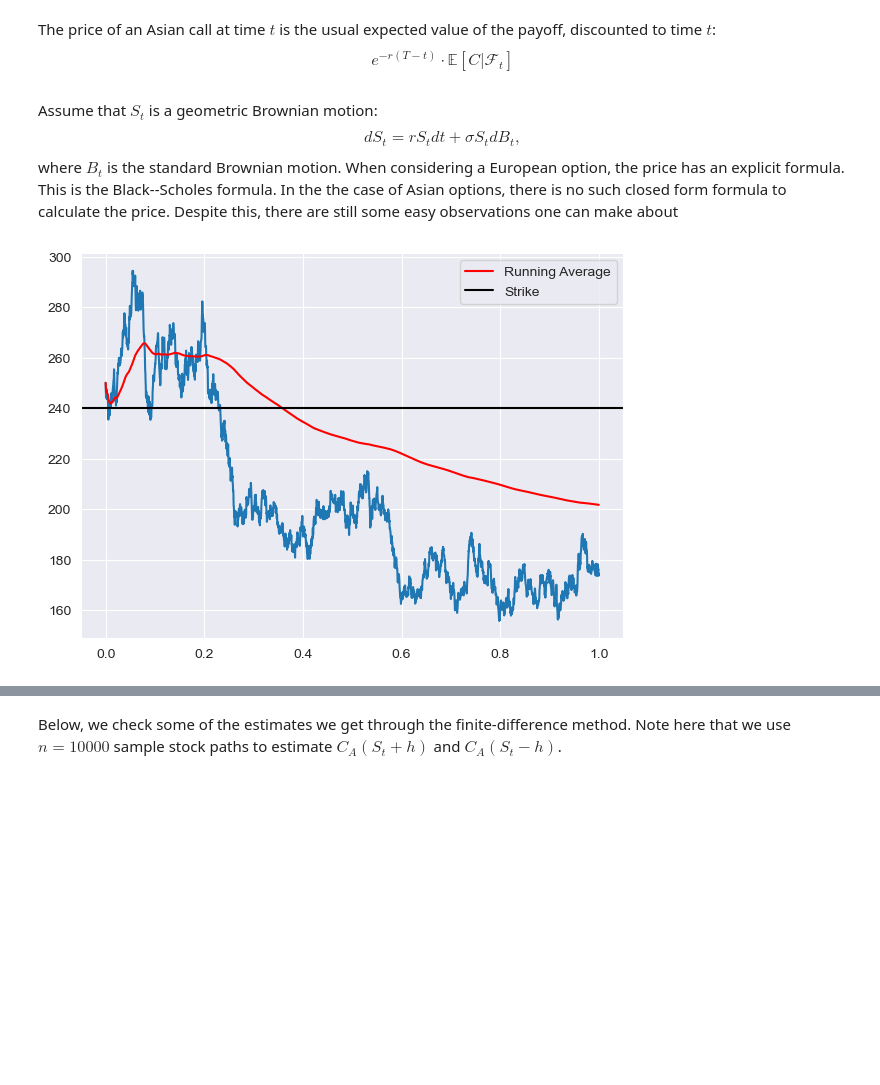
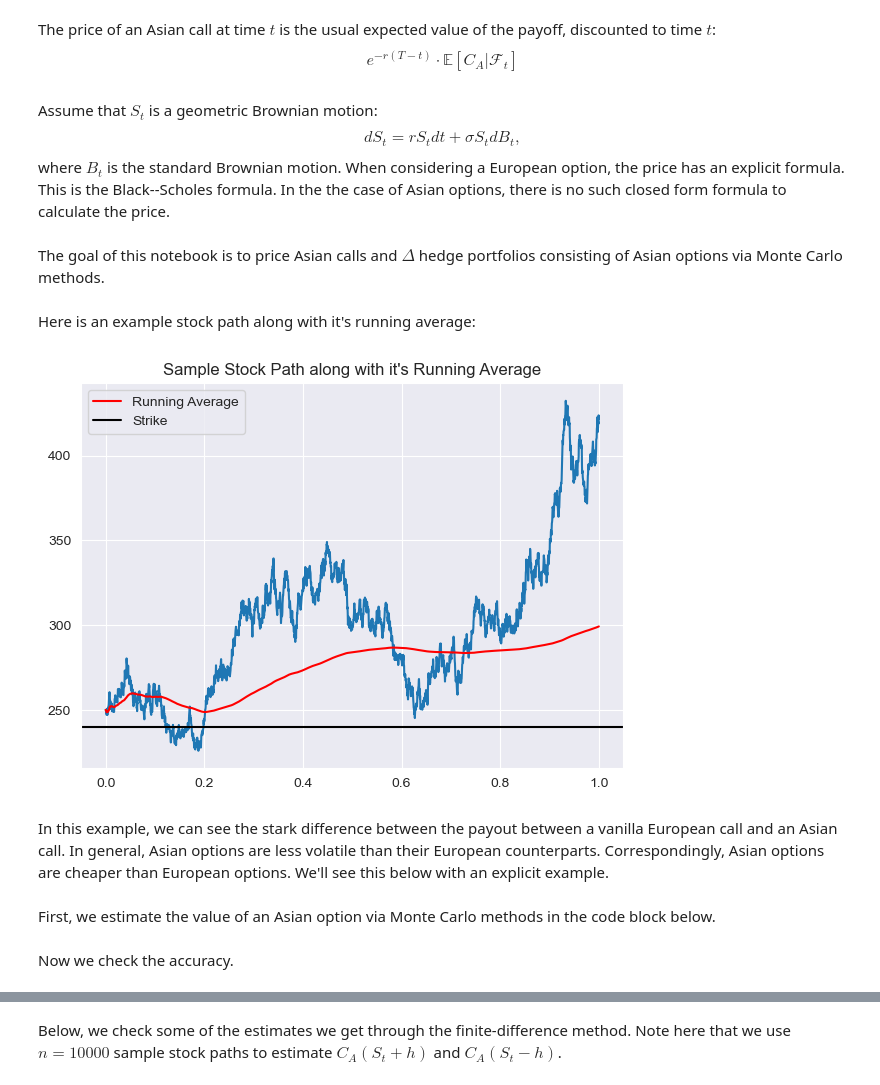
Before and after one commit to sidneypwashburn/Quant-Finance-Summer-2026-Project----Asian-Options, a Jupyter notebook: Asian_Options.ipynb, the cells around one changed output, grey strips where cells are left out. Cells and saved outputs as stored; diff of their text form; code cells hidden in the pictures; blank space fills up the shorter version.

```diff
--- a/Asian_Options.ipynb
+++ b/Asian_Options.ipynb
@@ -20,7 +20,9 @@ sns.set_style('darkgrid')
 
 An Asian option is a type of exotic option whose payoff is determined by the arithmetic average of the underlying asset from initiation to expiration. Precisely, if $S_t$, $0 \leq t \leq T$, is the asset price at time $t$, then an ***Asian Call*** with stike $K$ and expiration $T$ on $(S_t)$ is the option whose payoff at time $T$ is $$C_{A} := \left( \frac{1}{T} \int_0^T S_t dt - K \right)^+.$$
 # %% [markdown]
-The price of an Asian call at time $t$ is the usual expected value of the payoff, discounted to time $t$: $$e^{-r(T-t)} \cdot \mathbb{E} \left[C \vert \mathcal{F}_t\right]$$
+The price of an Asian call at time $t$ is the usual expected value of the payoff, discounted to time $t$: $$e^{-r(T-t)} \cdot \mathbb{E} \left[C_A \vert \mathcal{F}_t\right]$$
 # %% [markdown]
-Assume that $S_t$ is a geometric Brownian motion: $$dS_t = rS_t dt + \sigma S_t dB_t,$$ where $B_t$ is the standard Brownian motion. When considering a European option, the price has an explicit formula. This is the Black--Scholes formula. In the the case of Asian options, there is no such closed form formula to calculate the price. Despite this, there are still some easy observations one can make about
+Assume that $S_t$ is a geometric Brownian motion: $$dS_t = rS_t dt + \sigma S_t dB_t,$$ where $B_t$ is the standard Brownian motion. When considering a European option, the price has an explicit formula. This is the Black--Scholes formula. In the the case of Asian options, there is no such closed form formula to calculate the price.
+# %% [markdown]
+The goal of this notebook is to price Asian calls and $\Delta$ hedge portfolios consisting of Asian options via Monte Carlo methods.
 # %%
@@ -74,6 +78,8 @@ def bs_call(S0, K, sigma, t, r):
 
 
     return call_value
+# %% [markdown]
+Here is an example stock path along with it's running average:
 # %%
 S0 = 250 #Initial Stock Price
 
@@ -86,34 +92,40 @@ t = 1 #Expiration
 r = 0.035 #Risk-free interest rate
 
 mu = 0 #Drift
 
 n_sims = 1 #Number of sample stock paths
 
 n_steps = 2520 #Number of time steps
 
 times = np.linspace(0, t, n_steps + 1)
 
 dt = t/n_steps
 
 
 stock_paths = GBM_paths(S0, sigma, t, r, mu, n_sims, n_steps)
 
 cumulative_avg_stock_prices = np.cumsum(stock_paths, axis = 1) / np.repeat(np.array([np.arange(1, n_steps+2)]), n_sims, axis = 0)
 # The average stock price at each time step
 
 plt.figure(figsize = (7,5))
 
+plt.title('Sample Stock Path along with it\'s Running Average')
+
 plt.plot(times, stock_paths[0])
 
 plt.plot(times, cumulative_avg_stock_prices[0], color = 'red', label = 'Running Average')
 
 plt.axhline(K, label = 'Strike', color = 'black')
 
 plt.legend()
 
 plt.show()
 # %% [output]
-[figure, old version]
+[figure, new version]
+# %% [markdown]
+In this example, we can see the stark difference between the payout between a vanilla European call and an Asian call. In general, Asian options are less volatile than their European counterparts. Correspondingly, Asian options are cheaper than European options. We'll see this below with an explicit example.
+# %% [markdown]
+First, we estimate the value of an Asian option via Monte Carlo methods in the code block below.
 # %%
 # Monte-Carlo Simulation to Price Asian Options
 
@@ -132,6 +144,8 @@ def asian_call_price_mc(S0, K,sigma,t,r,n_sims = 1000,n_steps = 2520): #Function
 
     return [np.average(prices), np.std(prices)/np.sqrt(n_sims)] # Actual estimate is zero-th entry of the resulting array
                                                                 # The standard error of the estimate is the first entry
+# %% [markdown]
+Now we check the accuracy.
 # %%
 # Accuracy of MC method to calculate Asian call price
 
```
Also changed, not shown: parts of 20 cells of this notebook.
